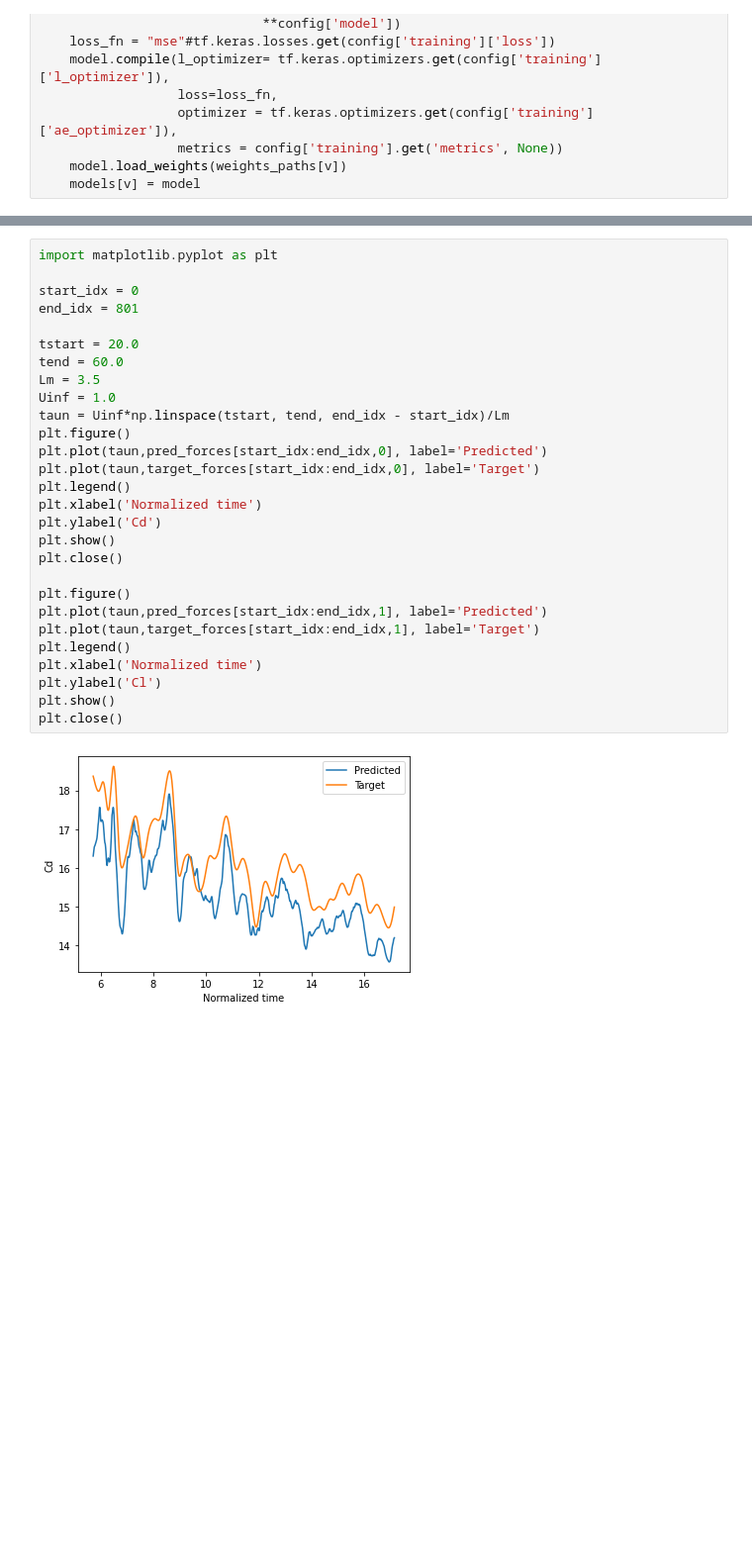
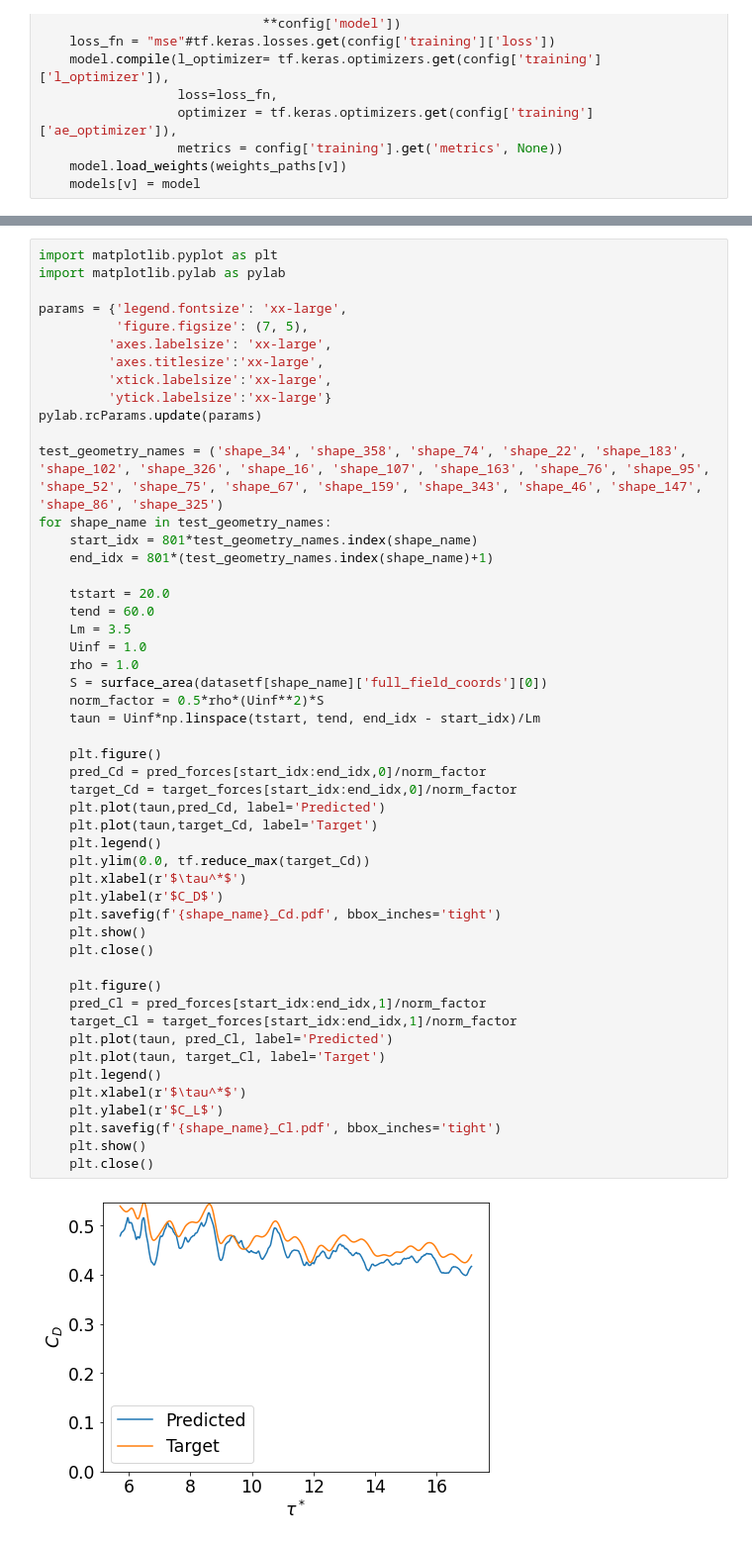
Before and after one commit to aligirayhanozbay/fr3D, a Jupyter notebook: lift_drag_pcterror.ipynb, the cells around one changed output, grey strips where cells are left out. Shown at 99% size. Cells and saved outputs as stored; diff of their text form; blank space fills up the shorter version.

Commit message:
cl cd plotting

```diff
--- a/lift_drag_pcterror.ipynb
+++ b/lift_drag_pcterror.ipynb
@@ -329,30 +332,52 @@ Unnormalized MSE: 0.0006907696952112019
 # %%
 import matplotlib.pyplot as plt
+import matplotlib.pylab as pylab
 
-start_idx = 0
-end_idx = 801
+params = {'legend.fontsize': 'xx-large',
+          'figure.figsize': (7, 5),
+         'axes.labelsize': 'xx-large',
+         'axes.titlesize':'xx-large',
+         'xtick.labelsize':'xx-large',
+         'ytick.labelsize':'xx-large'}
+pylab.rcParams.update(params)
 
-tstart = 20.0
-tend = 60.0
-Lm = 3.5
-Uinf = 1.0
-taun = Uinf*np.linspace(tstart, tend, end_idx - start_idx)/Lm
-plt.figure()
-plt.plot(taun,pred_forces[start_idx:end_idx,0], label='Predicted')
-plt.plot(taun,target_forces[start_idx:end_idx,0], label='Target')
-plt.legend()
-plt.xlabel('Normalized time')
-plt.ylabel('Cd')
-plt.show()
-plt.close()
+test_geometry_names = ('shape_34', 'shape_358', 'shape_74', 'shape_22', 'shape_183', 'shape_102', 'shape_326', 'shape_16', 'shape_107', 'shape_163', 'shape_76', 'shape_95', 'shape_52', 'shape_75', 'shape_67', 'shape_159', 'shape_343', 'shape_46', 'shape_147', 'shape_86', 'shape_325')
+for shape_name in test_geometry_names:
+    start_idx = 801*test_geometry_names.index(shape_name)
+    end_idx = 801*(test_geometry_names.index(shape_name)+1)
 
-plt.figure()
-plt.plot(taun,pred_forces[start_idx:end_idx,1], label='Predicted')
-plt.plot(taun,target_forces[start_idx:end_idx,1], label='Target')
-plt.legend()
-plt.xlabel('Normalized time')
-plt.ylabel('Cl')
-plt.show()
-plt.close()
+    tstart = 20.0
+    tend = 60.0
+    Lm = 3.5
+    Uinf = 1.0
+    rho = 1.0
+    S = surface_area(datasetf[shape_name]['full_field_coords'][0])
+    norm_factor = 0.5*rho*(Uinf**2)*S
+    taun = Uinf*np.linspace(tstart, tend, end_idx - start_idx)/Lm
+
+    plt.figure()
+    pred_Cd = pred_forces[start_idx:end_idx,0]/norm_factor
+    target_Cd = target_forces[start_idx:end_idx,0]/norm_factor
+    plt.plot(taun,pred_Cd, label='Predicted')
+    plt.plot(taun,target_Cd, label='Target')
+    plt.legend()
+    plt.ylim(0.0, tf.reduce_max(target_Cd))
+    plt.xlabel(r'$\tau^*$')
+    plt.ylabel(r'$C_D$')
+    plt.savefig(f'{shape_name}_Cd.pdf', bbox_inches='tight')
+    plt.show()
+    plt.close()
+
+    plt.figure()
+    pred_Cl = pred_forces[start_idx:end_idx,1]/norm_factor
+    target_Cl = target_forces[start_idx:end_idx,1]/norm_factor
+    plt.plot(taun, pred_Cl, label='Predicted')
+    plt.plot(taun, target_Cl, label='Target')
+    plt.legend()
+    plt.xlabel(r'$\tau^*$')
+    plt.ylabel(r'$C_L$')
+    plt.savefig(f'{shape_name}_Cl.pdf', bbox_inches='tight')
+    plt.show()
+    plt.close()
 # %% [output]
-[figure, old version]
+[figure, new version]
```
Also changed, not shown: parts of 7 cells of this notebook.
